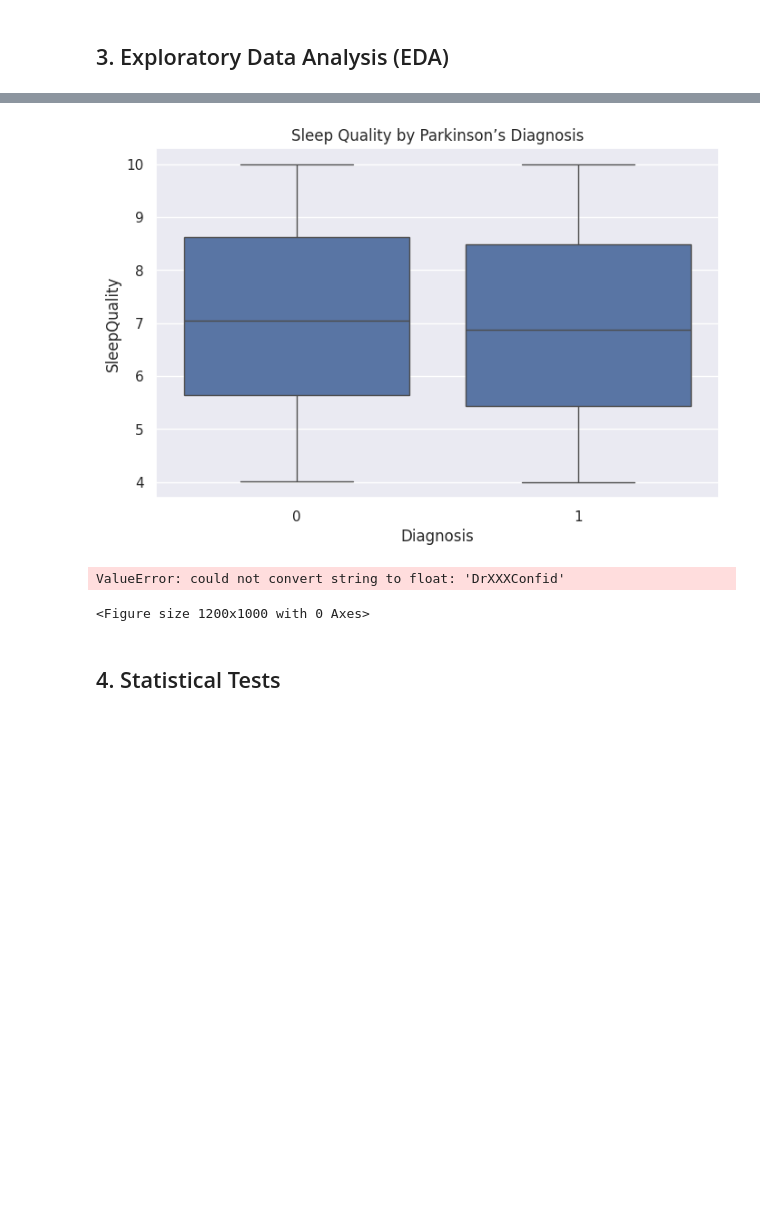
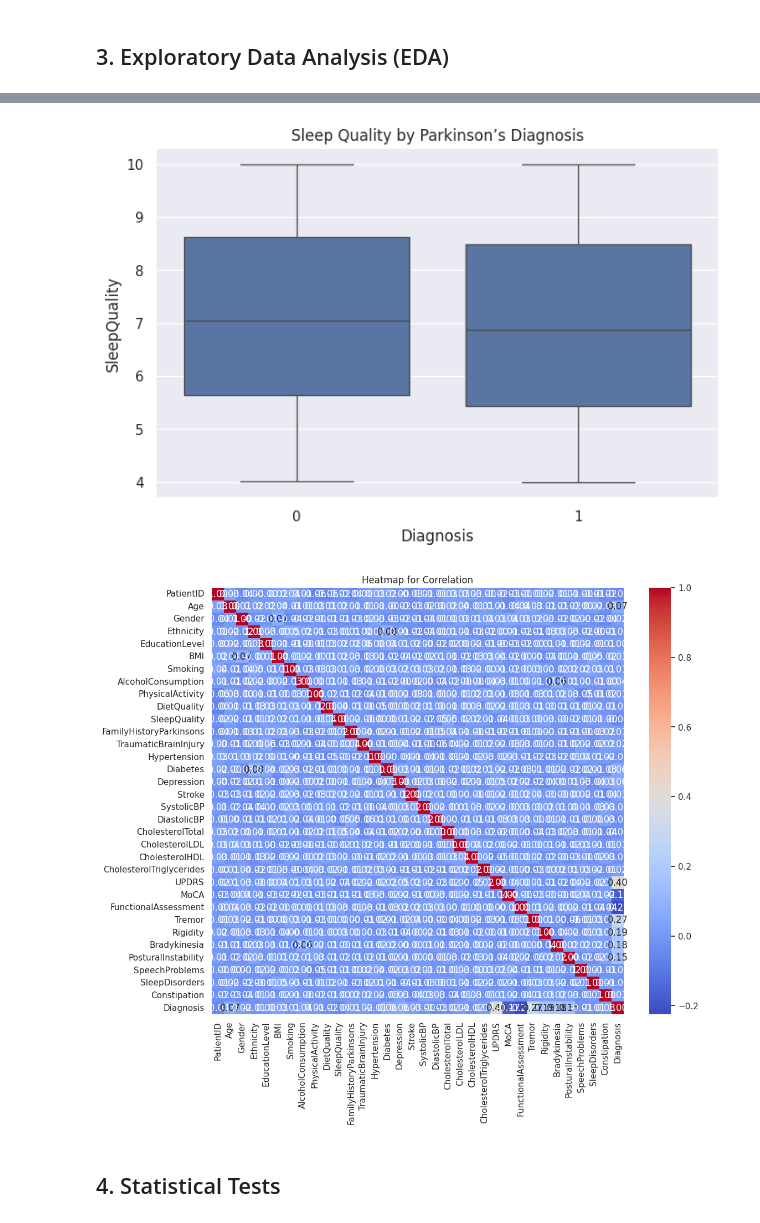
Before and after one commit to ryannemilligan/Breast-Cancer-Detection---Ryanne-Milligan., a Jupyter notebook: Parkinsons_Lifestyle_Analysis.ipynb, the cells around one changed output, grey strips where cells are left out. Cells and saved outputs as stored; diff of their text form; code cells hidden in the pictures; blank space fills up the shorter version.

```diff
--- a/Parkinsons_Lifestyle_Analysis.ipynb
+++ b/Parkinsons_Lifestyle_Analysis.ipynb
@@ -68,6 +68,9 @@ dtype: int64
 Duplicates: 0
 # %% [markdown]
 ## 3. Exploratory Data Analysis (EDA)
+# %%
+# removing DoctorInCharge column for heatmap (non-numerical)
+df_numeric = df.drop(columns=['DoctorInCharge'])
 # %%
 # basic statistics for numeric columns
 df.describe()
@@ -106,35 +109,34 @@ plt.show()
 plt.figure(figsize=(8,5))
 sns.boxplot(x='Diagnosis', y='PhysicalActivity', data=df)
 plt.title('Physical Activity by Parkinson’s Diagnosis')
 plt.show()
 
 # boxplot diagnosis by DietQuality
 plt.figure(figsize=(8,5))
 sns.boxplot(x='Diagnosis', y='DietQuality', data=df)
 plt.title('Diet Quality by Parkinson’s Diagnosis')
 plt.show()
 
 # boxplot diagnosis by SleepQuality
 plt.figure(figsize=(8,5))
 sns.boxplot(x='Diagnosis', y='SleepQuality', data=df)
 plt.title('Sleep Quality by Parkinson’s Diagnosis')
 plt.show()
 
 # creating heatmap
 plt.figure(figsize=(12,10))
-sns.heatmap(df.corr(), annot=True, fmt=".2f", cmap='coolwarm')
+sns.heatmap(df_numeric.corr(), annot=True, fmt=".2f", cmap='coolwarm')
 plt.title('Heatmap for Correlation')
 plt.show()
 # %% [output]
 [figure]
 [figure]
 [figure]
 [figure]
 [figure]
 [figure]
 [figure]
 [figure]
-ValueError: could not convert string to float: 'DrXXXConfid'
-<Figure size 1200x1000 with 0 Axes>
+[figure, added]
 # %% [markdown]
 ## 4. Statistical Tests
```
Also changed, not shown: parts of 5 cells of this notebook.
